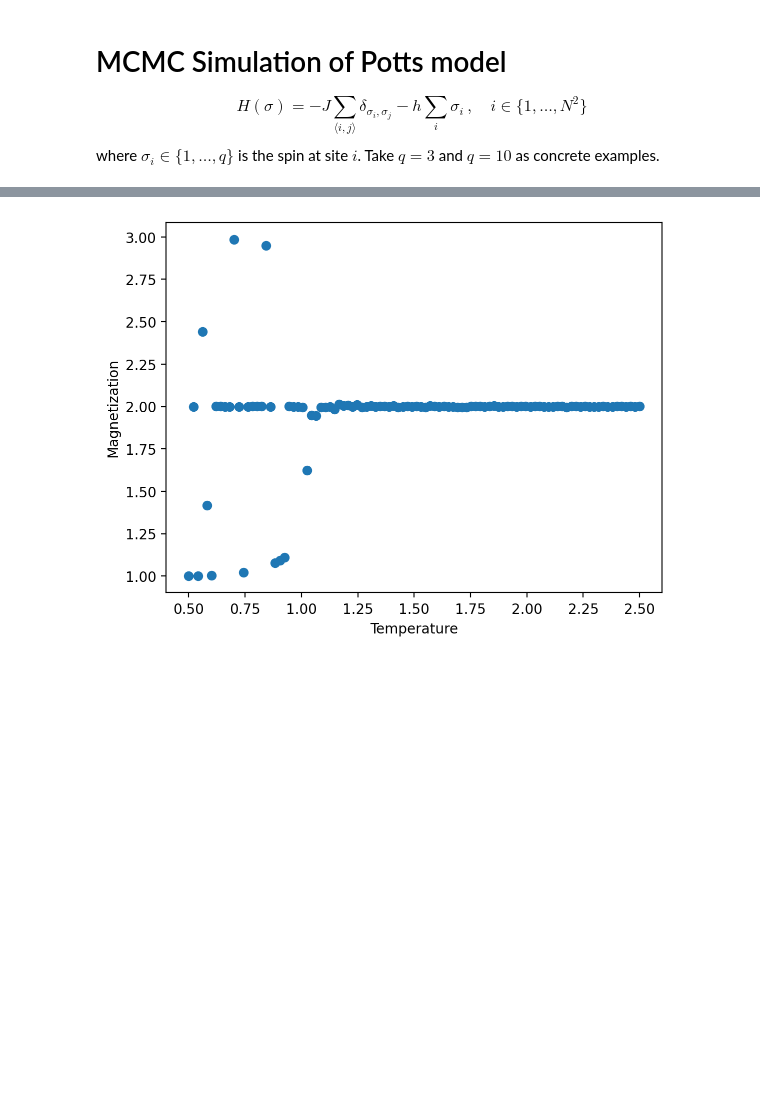
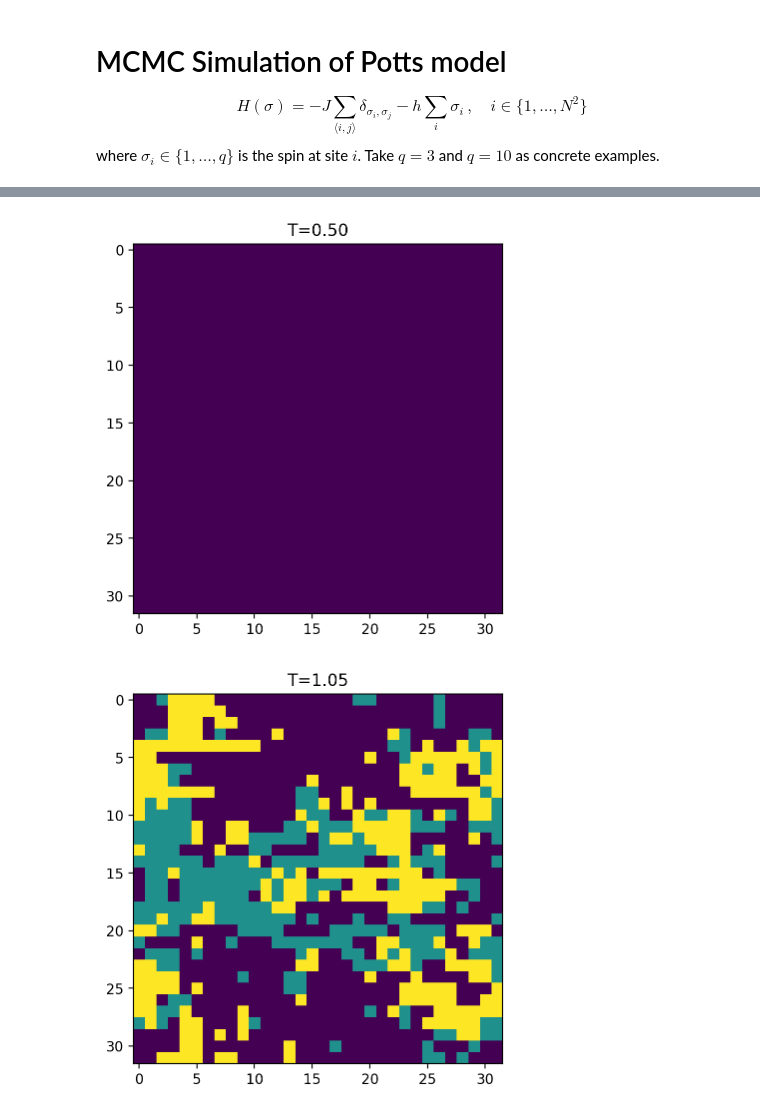
Before and after one commit to xiaoxuan-yu/Potts_MC_Simulation, a Jupyter notebook: simulation/Post-simulation.ipynb, the cells around one changed output, grey strips where cells are left out. Saved outputs shown, nothing was run; the diff lists cells and outputs as text; code cells hidden in the pictures; blank space fills up the shorter version.

```diff
--- a/simulation/Post-simulation.ipynb
+++ b/simulation/Post-simulation.ipynb
@@ -162,31 +162,36 @@ def magnetization(spin_series):
         spin_series: 自旋状态序列,shape=(n_steps, N, N)的数组,其中n_steps是模拟步数,N是格子数目
     Returns:
         磁化强度,标量
     """
 
     # 计算磁化强度
     M_series = np.zeros(shape=(spin_series.shape[0]))
     for i in range(spin_series.shape[0]):
         M_series[i] = potts_magnetization(spin_series[i,:,:])
     # 求和得到磁化强度
     M = np.mean(M_series)
     return M
 
 M_series = np.zeros(shape=(len(T_series)))
 for i in trange(len(T_series)):
     T = T_series[i]
     beta = 1/(k*T)
     # load data
     if os.path.isfile('Potts_Data/spin_history_{}_{:.2f}.npy'.format(q, T)):
         data = np.load('Potts_Data/spin_history_{}_{:.2f}.npy'.format(q, T))
         data = data[data.shape[0]//2:,:,:]
         M_series[i] = magnetization(data)
+        if i == 0 or T==T_c or i==len(T_series)-1:
+            plt.imshow(data[-1,:,:])
+            plt.title('T={:.2f}'.format(T))
+            plt.show()
     else:
         raise ValueError(f'Simulation trajectory for T={T} and q={q} does not exist!')
 # plot
 plt.plot(T_series, M_series, 'o')
 plt.xlabel('Temperature')
 plt.ylabel('Magnetization')
 plt.show()
 # %% [output]
-[figure, old version]
+[figure, new version]
+[figure, added]
```
Also changed, not shown: parts of 16 cells of this notebook, 17 other files.
